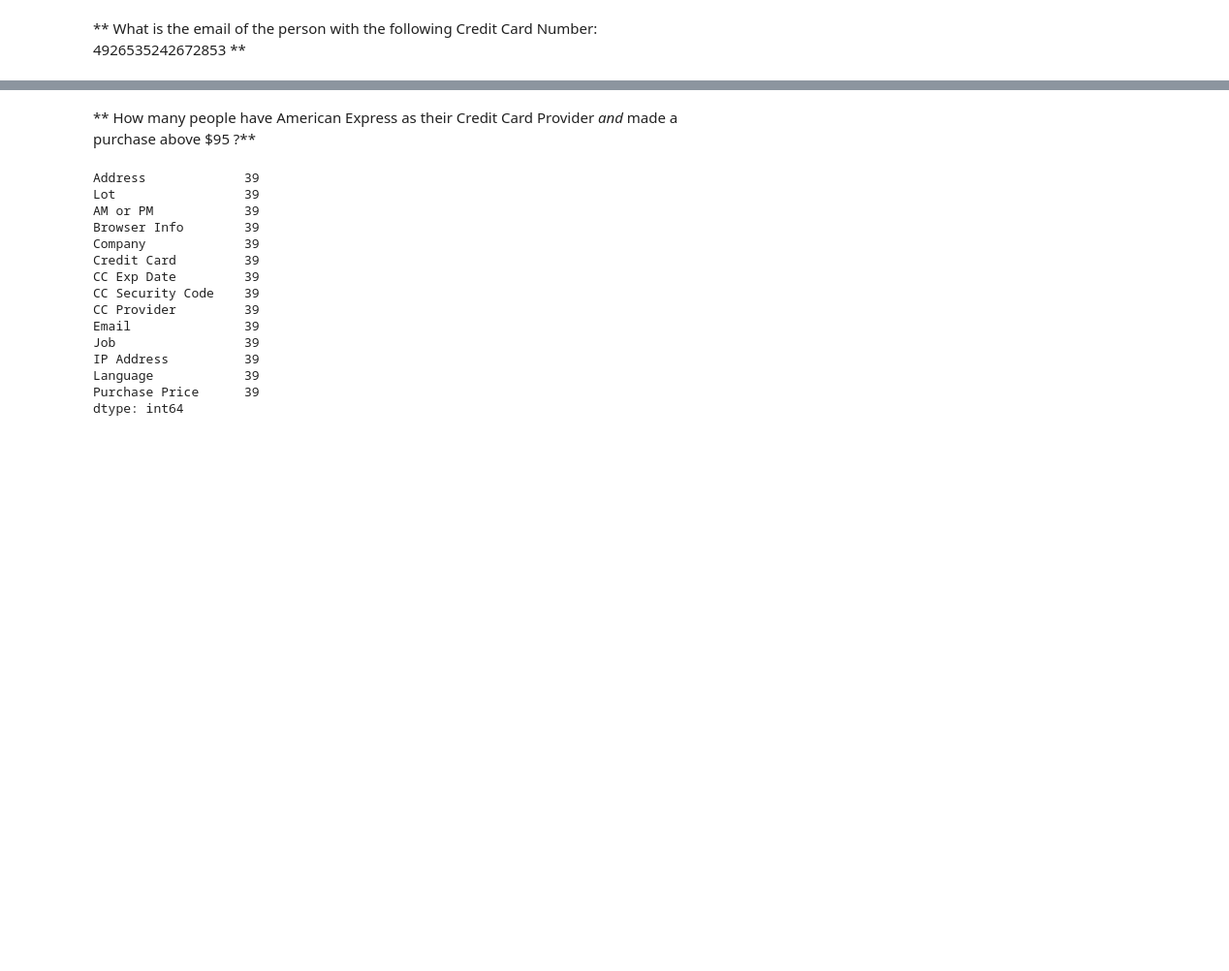
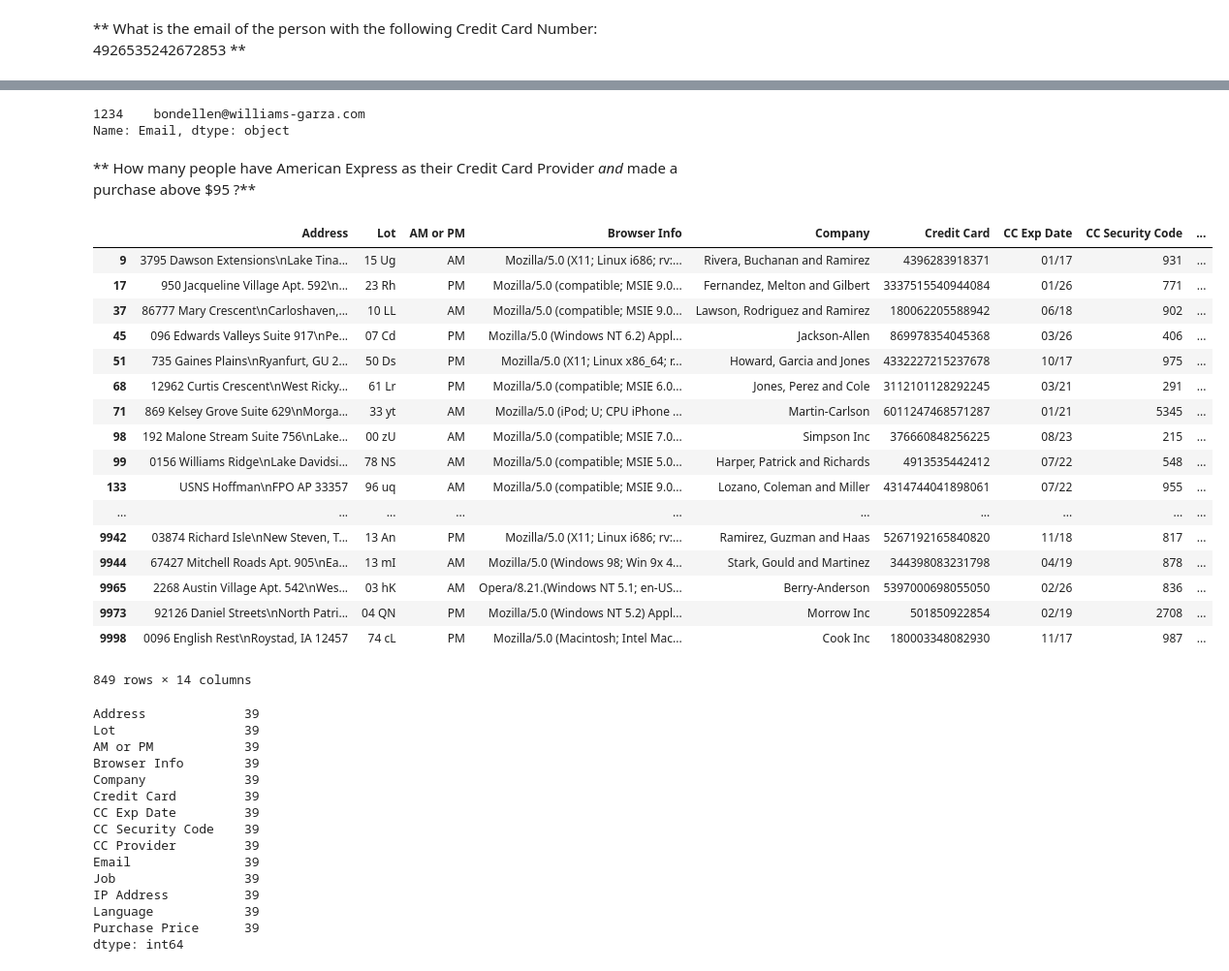
Before and after one commit to superpprs/ds_python, a Jupyter notebook: 03-Ecommerce Purchases Exercise -Copy1.ipynb, the cells around one changed output, grey strips where cells are left out. Shown at 97% size. Drawn from its saved outputs; the diff is of its cells as text; code cells hidden in the pictures; blank space fills up the shorter version.

```diff
--- a/03-Ecommerce Purchases Exercise -Copy1.ipynb
+++ b/03-Ecommerce Purchases Exercise -Copy1.ipynb
@@ -114,5 +113,31 @@ Name: Email, dtype: object
+# %%
+ecom[ecom['Credit Card']==4926535242672853]['Email']
+# %% [output]
+1234    bondellen@williams-garza.com
+Name: Email, dtype: object
 # %% [markdown]
 ** How many people have American Express as their Credit Card Provider *and* made a purchase above $95 ?**
+# %%
+ecom[ecom['CC Provider'] == 'American Express']
+# %% [output]
+|  | Address | Lot | AM or PM | Browser Info | Company | Credit Card | CC Exp Date | CC Security Code | ... |
+| 9 | 3795 Dawson Extensions\nLake Tina... | 15 Ug | AM | Mozilla/5.0 (X11; Linux i686; rv:... | Rivera, Buchanan and Ramirez | 4396283918371 | 01/17 | 931 | ... |
+| 17 | 950 Jacqueline Village Apt. 592\n... | 23 Rh | PM | Mozilla/5.0 (compatible; MSIE 9.0... | Fernandez, Melton and Gilbert | 3337515540944084 | 01/26 | 771 | ... |
+| 37 | 86777 Mary Crescent\nCarloshaven,... | 10 LL | AM | Mozilla/5.0 (compatible; MSIE 9.0... | Lawson, Rodriguez and Ramirez | 180062205588942 | 06/18 | 902 | ... |
+| 45 | 096 Edwards Valleys Suite 917\nPe... | 07 Cd | PM | Mozilla/5.0 (Windows NT 6.2) Appl... | Jackson-Allen | 869978354045368 | 03/26 | 406 | ... |
+| 51 | 735 Gaines Plains\nRyanfurt, GU 2... | 50 Ds | PM | Mozilla/5.0 (X11; Linux x86_64; r... | Howard, Garcia and Jones | 4332227215237678 | 10/17 | 975 | ... |
+| 68 | 12962 Curtis Crescent\nWest Ricky... | 61 Lr | PM | Mozilla/5.0 (compatible; MSIE 6.0... | Jones, Perez and Cole | 3112101128292245 | 03/21 | 291 | ... |
+| 71 | 869 Kelsey Grove Suite 629\nMorga... | 33 yt | AM | Mozilla/5.0 (iPod; U; CPU iPhone ... | Martin-Carlson | 6011247468571287 | 01/21 | 5345 | ... |
+| 98 | 192 Malone Stream Suite 756\nLake... | 00 zU | AM | Mozilla/5.0 (compatible; MSIE 7.0... | Simpson Inc | 376660848256225 | 08/23 | 215 | ... |
+| 99 | 0156 Williams Ridge\nLake Davidsi... | 78 NS | AM | Mozilla/5.0 (compatible; MSIE 5.0... | Harper, Patrick and Richards | 4913535442412 | 07/22 | 548 | ... |
+| 133 | USNS Hoffman\nFPO AP 33357 | 96 uq | AM | Mozilla/5.0 (compatible; MSIE 9.0... | Lozano, Coleman and Miller | 4314744041898061 | 07/22 | 955 | ... |
+| ... | ... | ... | ... | ... | ... | ... | ... | ... | ... |
+| 9942 | 03874 Richard Isle\nNew Steven, T... | 13 An | PM | Mozilla/5.0 (X11; Linux i686; rv:... | Ramirez, Guzman and Haas | 5267192165840820 | 11/18 | 817 | ... |
+| 9944 | 67427 Mitchell Roads Apt. 905\nEa... | 13 mI | AM | Mozilla/5.0 (Windows 98; Win 9x 4... | Stark, Gould and Martinez | 344398083231798 | 04/19 | 878 | ... |
+| 9965 | 2268 Austin Village Apt. 542\nWes... | 03 hK | AM | Opera/8.21.(Windows NT 5.1; en-US... | Berry-Anderson | 5397000698055050 | 02/26 | 836 | ... |
+| 9973 | 92126 Daniel Streets\nNorth Patri... | 04 QN | PM | Mozilla/5.0 (Windows NT 5.2) Appl... | Morrow Inc | 501850922854 | 02/19 | 2708 | ... |
+| 9998 | 0096 English Rest\nRoystad, IA 12457 | 74 cL | PM | Mozilla/5.0 (Macintosh; Intel Mac... | Cook Inc | 180003348082930 | 11/17 | 987 | ... |
+849 rows × 14 columns
 # %%
 # %% [output]
 Address             39
```
Also changed, not shown: parts of 8 cells of this notebook.
